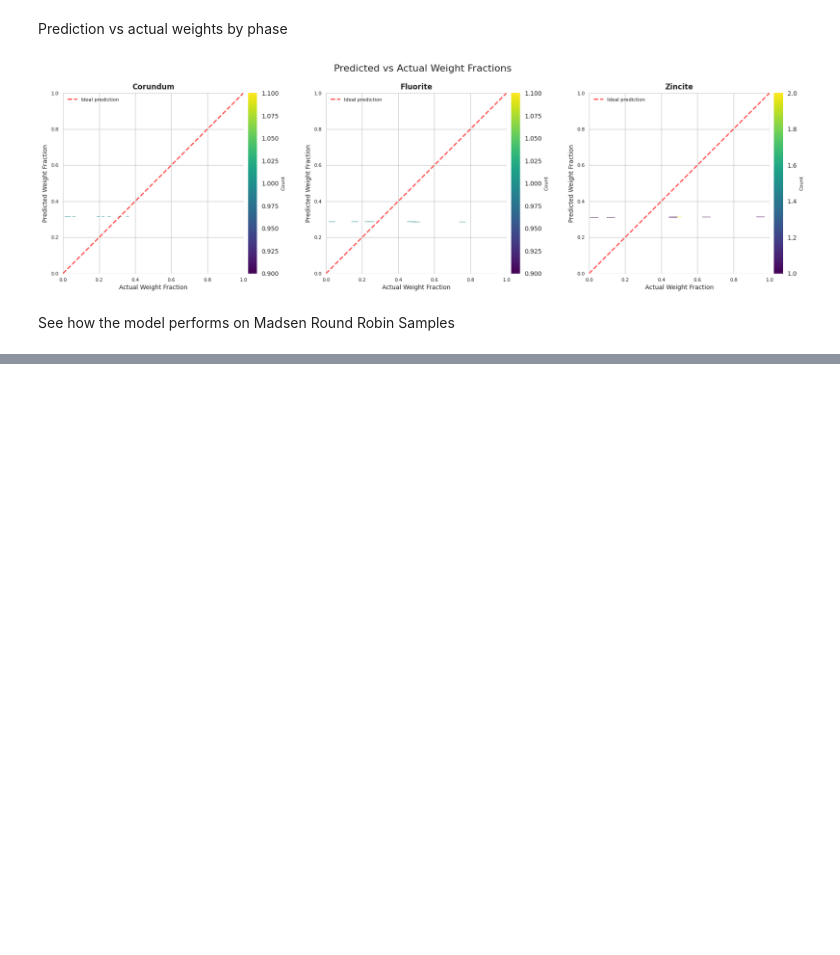
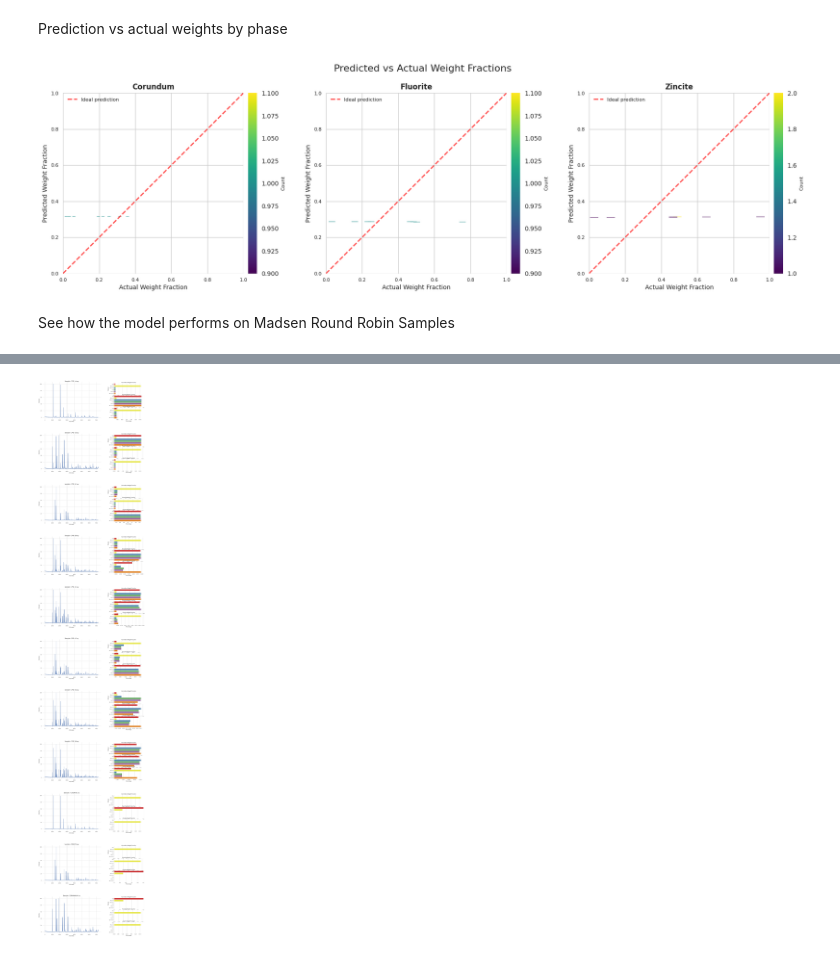
Before and after one commit to Machine-Intelligence-Characterisation/ML-for-phase-analysis, a Jupyter notebook: analysis/analysis.ipynb, the cells around one changed output, grey strips where cells are left out. Drawn from its saved outputs; the diff is of its cells as text; code cells hidden in the pictures; blank space fills up the shorter version.

```diff
--- a/analysis/analysis.ipynb
+++ b/analysis/analysis.ipynb
@@ -5,7 +5,7 @@ Set Directories
 base_dir = '/monfs01/projects/ys68/XRD_phase_analysis'
 
 # Replace with your actual data directory
-data_dir = "training_data/processed_data_test_1"
+data_dir = "TOPAS_sim/simulations/test39/processed_data"
 # %% [markdown]
 Imports
 # %%
@@ -36,7 +36,7 @@ intensities = np.load(os.path.join(data_dir, 'intensities.npy'))
 weight_fractions = pd.read_csv(os.path.join(data_dir, 'weight_fractions.csv'))
 
 # Load additional parameters
-additional_params = pd.read_csv(os.path.join(data_dir, 'additional_params.csv'))
+additional_params = pd.read_csv(os.path.join(data_dir, 'all_params.csv'))
 
 # Load metadata
 with open(os.path.join(data_dir, 'metadata.json'), 'r') as f:
@@ -357,0 +278,80 @@ plot_xrd_patterns(intensities, xy_files, predictions, weight_fractions)
+# %%
+def plot_xrd_patterns(intensities, file_names, predictions, weight_fractions, num_plots=11):
+    fig = plt.figure(figsize=(20, 10*num_plots))  # Increased figure height
+    gs = fig.add_gridspec(num_plots, 2, width_ratios=[2, 1], height_ratios=[1]*num_plots, hspace=0.4, wspace=0.3)
+
+    # Color scheme
+    color_scheme = {
+        'True': '#e41a1c',
+        'Predicted': '#ffff33',
+        'Laboratory': '#377eb8',
+        'X-ray': '#4daf4a',
+        'Neutron': '#984ea3',
+        'Synchrotron': '#ff7f00'
+    }
+
+    # Load participant data
+    participant_data = {
+        method: pd.read_csv(f'analysis/Madsen_Round_Robin_2004/{method}_weight_fractions.csv')
+        for method in ['Laboratory', 'X-ray', 'Neutron', 'Synchrotron']
+    }
+
+    # Reorder the samples to move the first one to the end
+    plot_order = list(range(1, min(num_plots, len(intensities)))) + [0]
+
+    for i, idx in enumerate(plot_order):
+        # Plot XRD pattern
+        ax_xrd = fig.add_subplot(gs[i, 0])
+        ax_xrd.plot(intensities[idx][0])
+        ax_xrd.set_title(f'Sample: {file_names[idx]}', fontsize=16)
+        ax_xrd.set_xlabel('2θ (index)')
+        ax_xrd.set_ylabel('Intensity')
+
+        # Create subplot for phase percentages
+        ax_phases = fig.add_subplot(gs[i, 1])
+        ax_phases.axis('off')
+
+        # Plot weight fractions for each phase
+        for j, phase in enumerate(weight_fractions.columns):
+            ax_phase = ax_phases.inset_axes([0, 0.67 - j*0.33, 1, 0.3])  # Adjusted positioning
+
+            # Collect data for this phase
+            data = {
+                'True': weight_fractions.iloc[idx][phase],
+                'Predicted': predictions[idx][j],
+                'Laboratory': participant_data['Laboratory'].iloc[idx][phase],
+                'X-ray': participant_data['X-ray'].iloc[idx][phase],
+                'Neutron': participant_data['Neutron'].iloc[idx][phase],
+                'Synchrotron': participant_data['Synchrotron'].iloc[idx][phase]
+            }
+
+            # Create DataFrame
+            df = pd.DataFrame(list(data.items()), columns=['Method', 'Percentage'])
+
+            # Plot
+            sns.barplot(x='Percentage', y='Method', data=df, ax=ax_phase,
+                        hue='Method', palette=color_scheme, orient='h', legend=False)
+
+            # Set title and labels
+            ax_phase.set_title(f'{phase} Weight Fraction', fontsize=12)
+            ax_phase.set_xlabel('Percentage')
+
+            # Dynamically set x-axis limits
+            min_val = df['Percentage'].min()
+            max_val = df['Percentage'].max()
+            range_val = max_val - min_val
+            ax_phase.set_xlim(max(0, min_val - range_val * 0.1),
+                              min(1, max_val + range_val * 0.1))
+
+            # Remove y-axis labels for all but the first phase plot
+            if j > 0:
+                ax_phase.set_ylabel('')
+            ax_phase.set_yticklabels(ax_phase.get_yticklabels(), fontsize=8)
+
+    plt.tight_layout()
+    plt.show()
+
+# Use the function as before
+plot_xrd_patterns(intensities, xy_files, predictions, weight_fractions)
+# %% [output]
+[figure, added]
```
Also changed, not shown: parts of 8 cells of this notebook, 33 other files.
